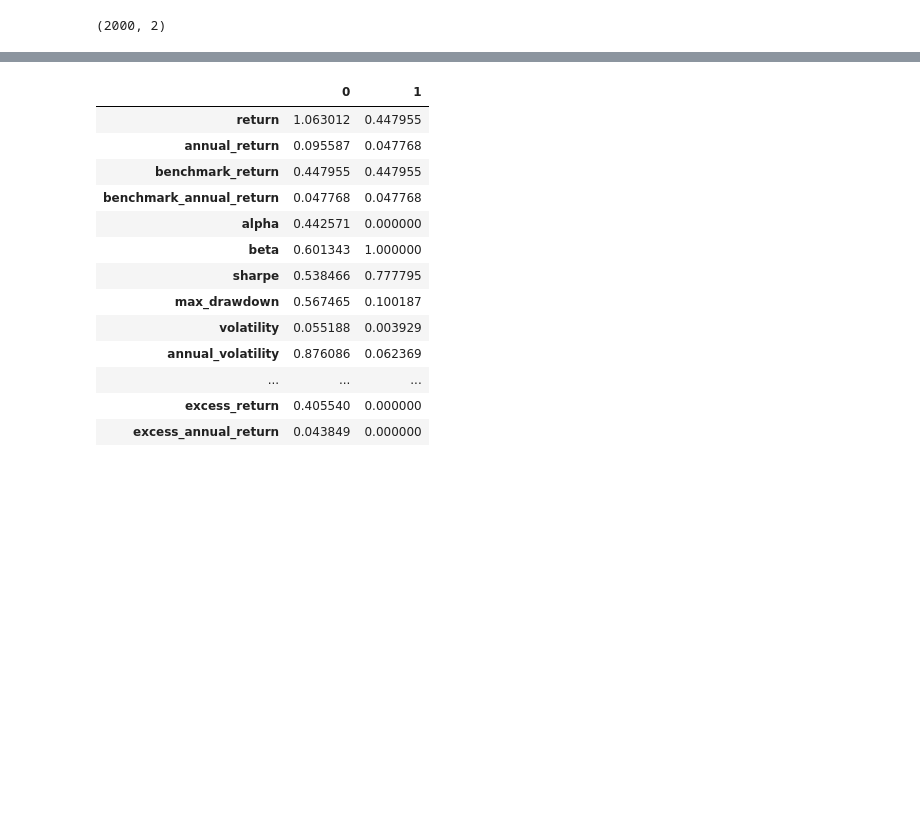
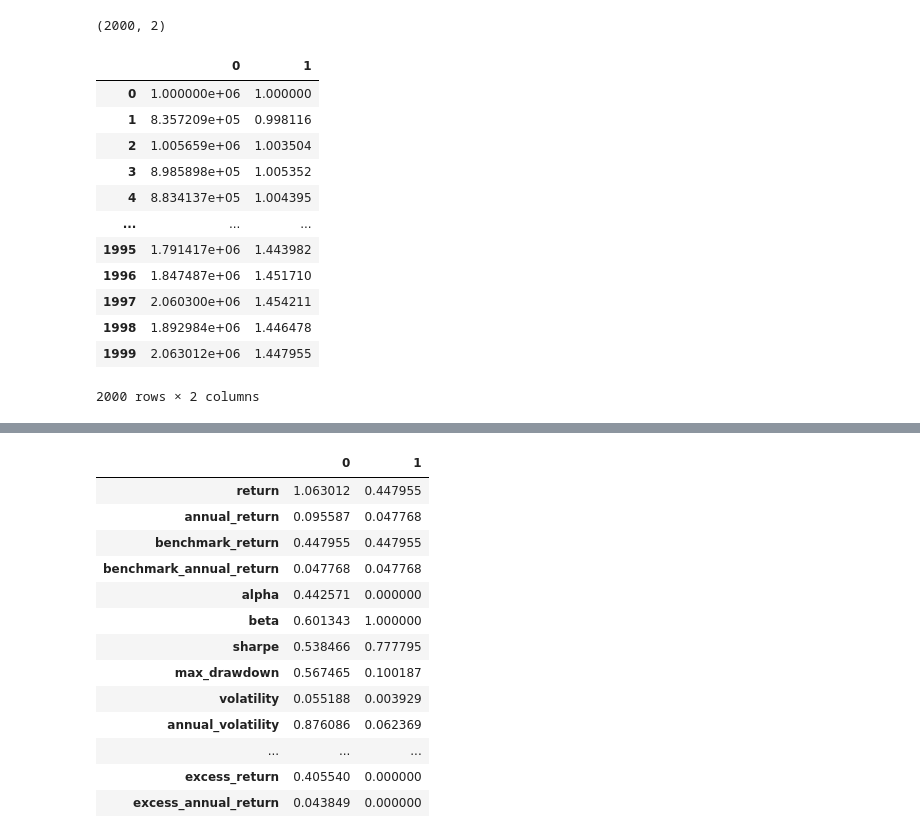
Before and after one commit to goodchinas/pyqi, a Jupyter notebook: 42.量化策略系统框架和功能模块/3.hello app.ipynb, the cells around one changed output, grey strips where cells are left out. Drawn from its saved outputs; the diff is of its cells as text; code cells hidden in the pictures; blank space fills up the shorter version.

```diff
--- a/42.量化策略系统框架和功能模块/3.hello app.ipynb
+++ b/42.量化策略系统框架和功能模块/3.hello app.ipynb
@@ -276,6 +262,23 @@ equity_index=np.c_[equity,index]
 equity_index.shape
 # %% [output]
 (2000, 2)
+# %%
+df_equity_index=pd.DataFrame(equity_index)
+df_equity_index
+# %% [output]
+|  | 0 | 1 |
+| 0 | 1.000000e+06 | 1.000000 |
+| 1 | 8.357209e+05 | 0.998116 |
+| 2 | 1.005659e+06 | 1.003504 |
+| 3 | 8.985898e+05 | 1.005352 |
+| 4 | 8.834137e+05 | 1.004395 |
+| ... | ... | ... |
+| 1995 | 1.791417e+06 | 1.443982 |
+| 1996 | 1.847487e+06 | 1.451710 |
+| 1997 | 2.060300e+06 | 1.454211 |
+| 1998 | 1.892984e+06 | 1.446478 |
+| 1999 | 2.063012e+06 | 1.447955 |
+2000 rows × 2 columns
 # %%
 _x=np.log(equity_index)#累积对数收益率
 equity_index_ret=np.expm1(_x[1:,:]-_x[:-1,:])#算数收益率
```
Also changed, not shown: parts of 9 cells of this notebook, 4 other files.
